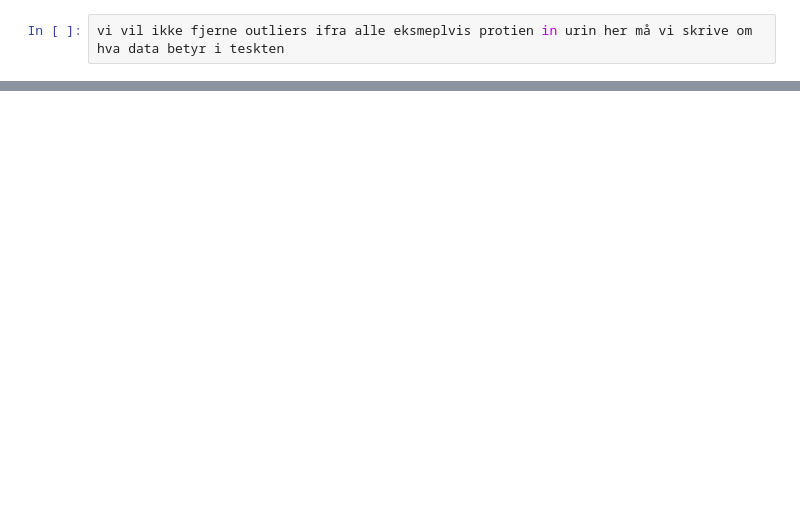
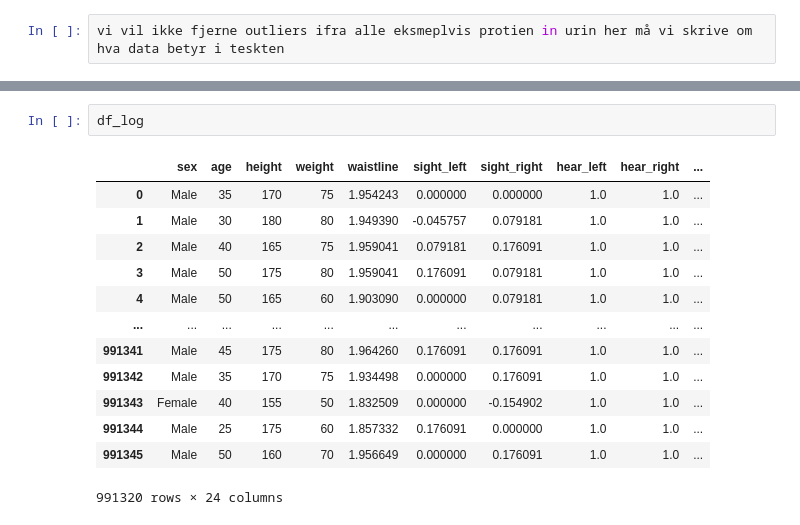
Before and after one commit to Oddvar112/IT3212-Datadrevet-Programvare, a Jupyter notebook: Oppgave_1_ny_siste/oppgav1.ipynb, the cells around one changed output, grey strips where cells are left out. Saved outputs shown, nothing was run; the diff lists cells and outputs as text; blank space fills up the shorter version.

```diff
--- a/Oppgave_1_ny_siste/oppgav1.ipynb
+++ b/Oppgave_1_ny_siste/oppgav1.ipynb
@@ -237,0 +301,16 @@ Antall rader før: 991320, etter fjerning av outliers: 904029
+# %%
+df_log
+# %% [output]
+|  | sex | age | height | weight | waistline | sight_left | sight_right | hear_left | hear_right | ... |
+| 0 | Male | 35 | 170 | 75 | 1.954243 | 0.000000 | 0.000000 | 1.0 | 1.0 | ... |
+| 1 | Male | 30 | 180 | 80 | 1.949390 | -0.045757 | 0.079181 | 1.0 | 1.0 | ... |
+| 2 | Male | 40 | 165 | 75 | 1.959041 | 0.079181 | 0.176091 | 1.0 | 1.0 | ... |
+| 3 | Male | 50 | 175 | 80 | 1.959041 | 0.176091 | 0.079181 | 1.0 | 1.0 | ... |
+| 4 | Male | 50 | 165 | 60 | 1.903090 | 0.000000 | 0.079181 | 1.0 | 1.0 | ... |
+| ... | ... | ... | ... | ... | ... | ... | ... | ... | ... | ... |
+| 991341 | Male | 45 | 175 | 80 | 1.964260 | 0.176091 | 0.176091 | 1.0 | 1.0 | ... |
+| 991342 | Male | 35 | 170 | 75 | 1.934498 | 0.000000 | 0.176091 | 1.0 | 1.0 | ... |
+| 991343 | Female | 40 | 155 | 50 | 1.832509 | 0.000000 | -0.154902 | 1.0 | 1.0 | ... |
+| 991344 | Male | 25 | 175 | 60 | 1.857332 | 0.176091 | 0.000000 | 1.0 | 1.0 | ... |
+| 991345 | Male | 50 | 160 | 70 | 1.956649 | 0.000000 | 0.176091 | 1.0 | 1.0 | ... |
+991320 rows × 24 columns
```
Also changed, not shown: parts of 14 cells of this notebook.
